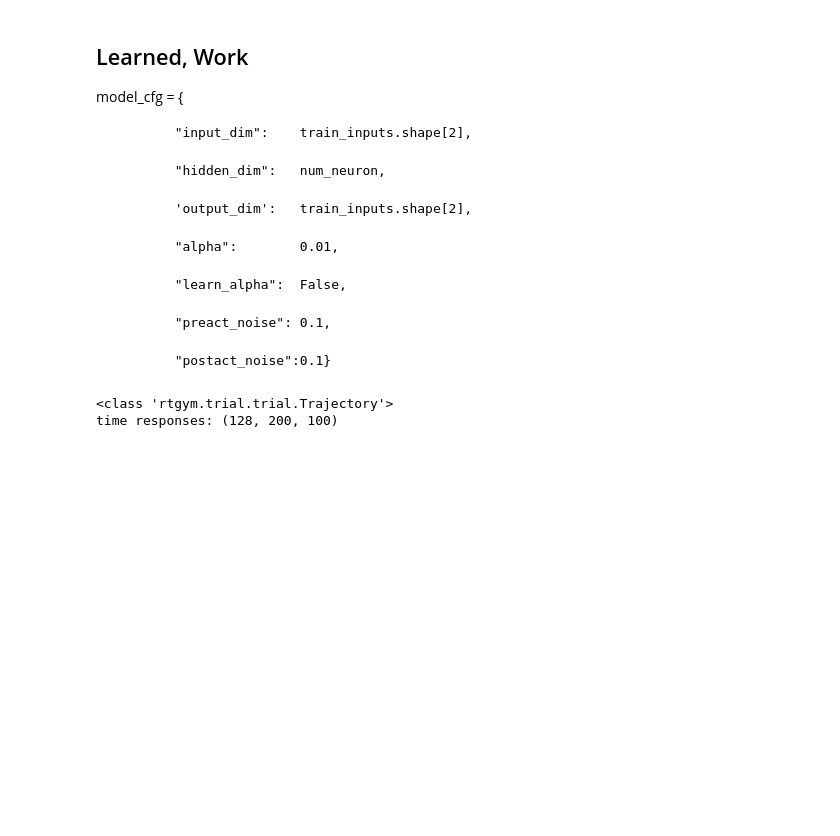
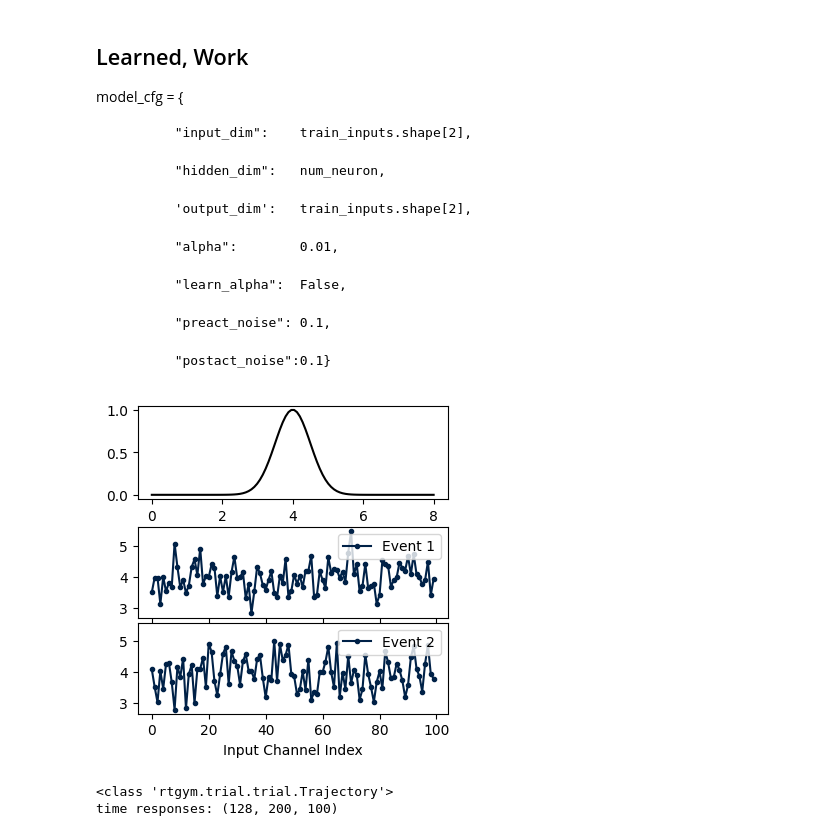
Before and after one commit to qrsyu/STCell, a Jupyter notebook: code/time_exp/2TS_1.ipynb, the cells around one changed output. Saved outputs shown, nothing was run; the diff lists cells and outputs as text; code cells hidden in the pictures; blank space fills up the shorter version.

```diff
--- a/code/time_exp/2TS_1.ipynb
+++ b/code/time_exp/2TS_1.ipynb
@@ -26,6 +26,39 @@ temp_reso, spat_reso = 100, 1 # Temp reso: 100ms; Spatial reso: 1cm
 gym = RatatouGym(temporal_resolution=temp_reso, spatial_resolution=spat_reso)
 
 gym.init_arena_map(shape="rectangle")
+# %%
+# Plot the normal distribution which is used to sample the temporal events
+x = np.linspace(0, 8, 100)
+mu, sigma = 4.0, 0.5
+y = np.exp(-(x - mu)**2 / (2 * sigma**2))
+# Sample 100 points from the normal distribution
+samples1 = np.random.normal(mu, sigma, 100)
+samples2 = np.random.normal(mu, sigma, 100)
+
+fig = plt.figure(figsize=(4, 4))
+
+# Outer grid: controls gap between ax[0] and the lower block
+outer = fig.add_gridspec(2, 1, height_ratios=[1, 2], hspace=0.2)
+
+ax0 = fig.add_subplot(outer[0, 0])
+
+# Inner grid: controls ONLY gap between ax[1] and ax[2]
+inner = outer[1, 0].subgridspec(2, 1, hspace=0.05)
+ax1 = fig.add_subplot(inner[0, 0])
+ax2 = fig.add_subplot(inner[1, 0], sharex=ax1, sharey=ax1)
+
+# your plotting
+ax0.plot(x, y, 'k')
+ax1.plot(np.arange(len(samples1)), samples1, '.-', label='Event 1', color='#002147')
+ax2.plot(np.arange(len(samples2)), samples2, '.-', label='Event 2', color='#002147')
+
+ax1.tick_params(axis='x', labelbottom=False)
+ax2.set_xlabel('Input Channel Index')
+ax1.legend(loc='best')
+ax2.legend(loc='best')
+plt.savefig('time_distr.png', dpi=300, transparent=True)
+# %% [output]
+[figure, added]
 # %%
 behavior_profile = {
                     "name":                   "random_explore",
```
Also changed, not shown: parts of 9 cells of this notebook, 47 other files.
